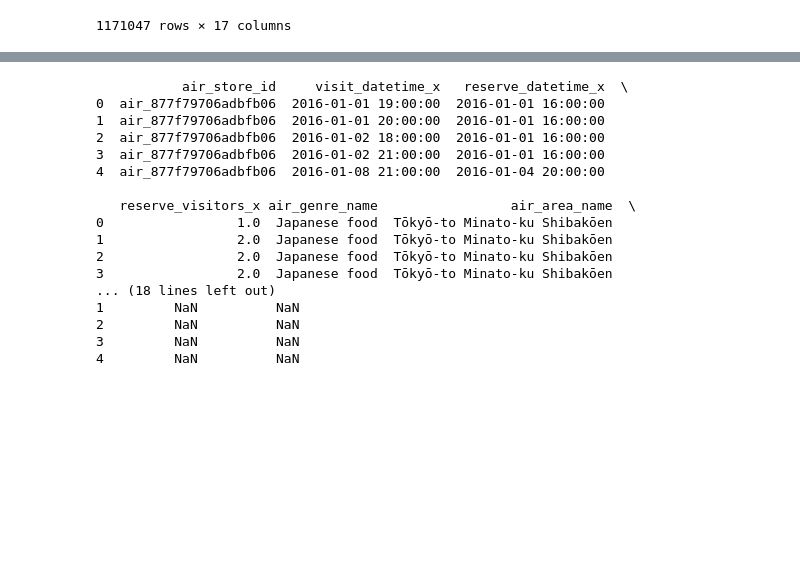
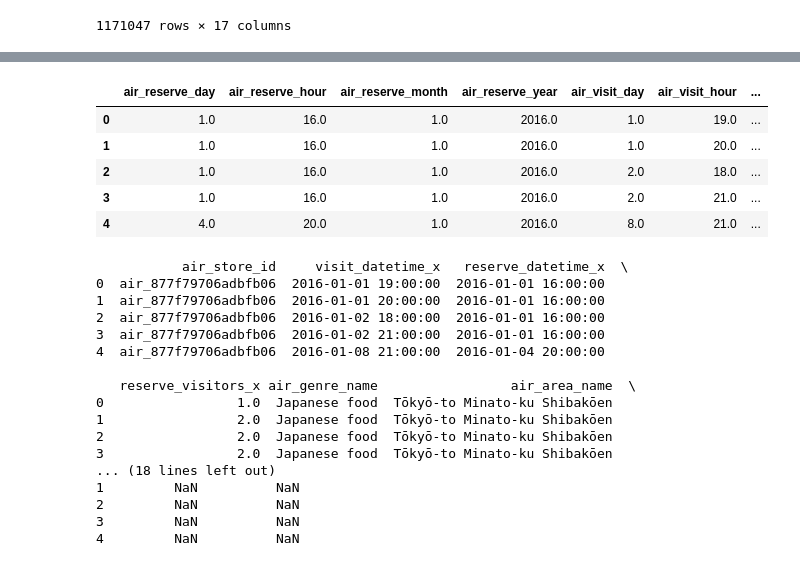
Before and after one commit to jmt7080/Forecasting_visitors, a Jupyter notebook: restaurant_notebook.ipynb, the cells around one changed output, grey strips where cells are left out. Cells and saved outputs as stored; diff of their text form; code cells hidden in the pictures; blank space fills up the shorter version.

Commit message:
Docs: Add code for datetime parsing

```diff
--- a/restaurant_notebook.ipynb
+++ b/restaurant_notebook.ipynb
@@ -79,8 +58,6 @@ air_reserve.head()
 | 4 | air_db80363d35f10926 | 2016-01-01 20:00:00 | 2016-01-01 01:00:00 | 5 |
 # %%
 print(len(air_reserve))
-air_reserve['visit_datetime'] = pd.to_datetime(air_reserve['visit_datetime'])
-air_reserve['reserve_datetime'] = pd.to_datetime(air_reserve['reserve_datetime'])
 air_reserve.head(5)
 # %% [output]
 92378
@@ -233,3 +178,39 @@ print(datetimes)
+# %%
+#date_times = df2[['visit_datetime_x', 'reserve_datetime_x', 'visit_datetime_y', 'reserve_datetime_y']]
+                            #format = '%Y-%m-%d')
+a = pd.to_datetime(df2['visit_datetime_x'])
+b = pd.to_datetime(df2['reserve_datetime_x'])
+c = pd.to_datetime(df2['visit_datetime_y'])
+d = pd.to_datetime(df2['reserve_datetime_y'])
+
+dates_df =pd.DataFrame({
+        'air_visit_year': a.dt.year,
+        'air_visit_month': a.dt.month,
+        'air_visit_day': a.dt.day,
+        'air_visit_hour': a.dt.hour,
+        'air_reserve_year': b.dt.year,
+        'air_reserve_month': b.dt.month,
+        'air_reserve_day': b.dt.day,
+        'air_reserve_hour': b.dt.hour,
+
+        'hpg_visit_year': c.dt.year,
+        'hpg_visit_month': c.dt.month,
+        'hpg_visit_day': c.dt.day,
+        'hpg_visit_hour': c.dt.hour,
+        'hpg_reserve_year': d.dt.year,
+        'hpg_reserve_month': d.dt.month,
+        'hpg_reserve_day': d.dt.day,
+        'hpg_reserve_hour': d.dt.hour
+    })
+# %%
+dates_df.head(5)
+# %% [output]
+|  | air_reserve_day | air_reserve_hour | air_reserve_month | air_reserve_year | air_visit_day | air_visit_hour | ... |
+| 0 | 1.0 | 16.0 | 1.0 | 2016.0 | 1.0 | 19.0 | ... |
+| 1 | 1.0 | 16.0 | 1.0 | 2016.0 | 1.0 | 20.0 | ... |
+| 2 | 1.0 | 16.0 | 1.0 | 2016.0 | 2.0 | 18.0 | ... |
+| 3 | 1.0 | 16.0 | 1.0 | 2016.0 | 2.0 | 21.0 | ... |
+| 4 | 4.0 | 20.0 | 1.0 | 2016.0 | 8.0 | 21.0 | ... |
 # %%
 print(df2.head(5))
 # %% [output]
```
Also changed, not shown: parts of 3 cells of this notebook.
